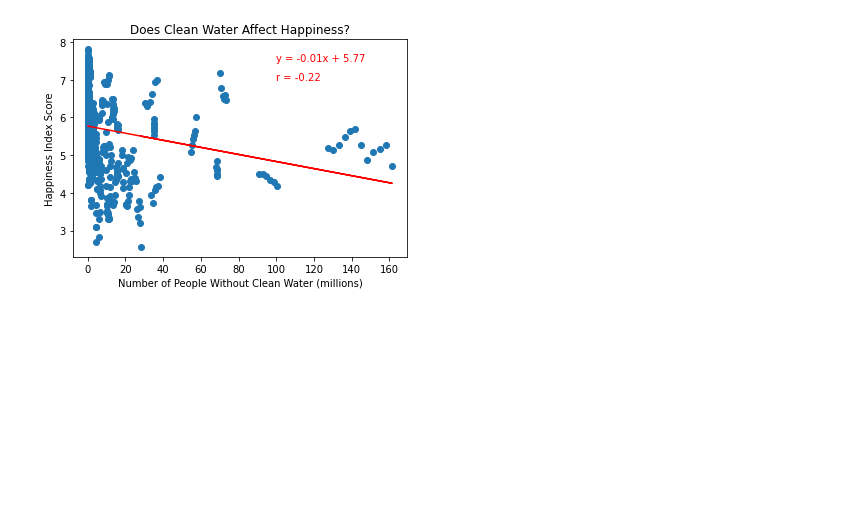
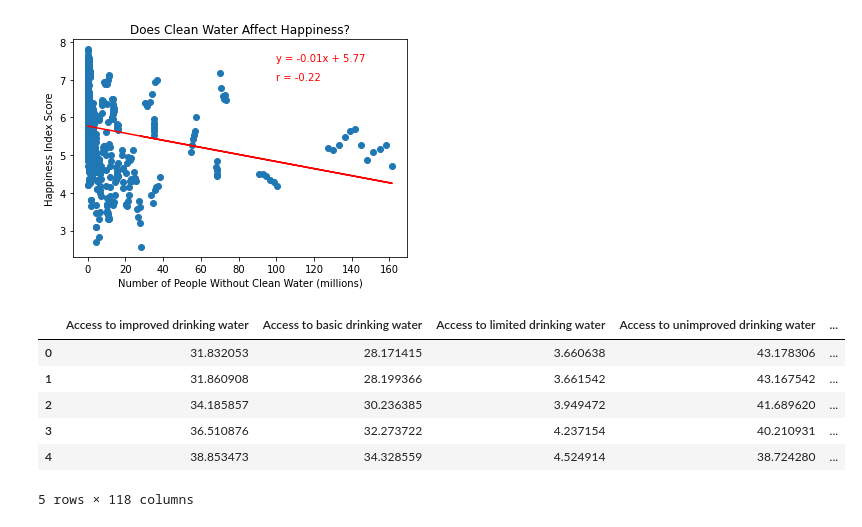
Before and after one commit to kawandag/PopulationvsHappinessData, a Jupyter notebook: waterSanitationVsWHI.ipynb, the cells around one changed output. Saved outputs shown, nothing was run; the diff lists cells and outputs as text; code cells hidden in the pictures; blank space fills up the shorter version.

```diff
--- a/waterSanitationVsWHI.ipynb
+++ b/waterSanitationVsWHI.ipynb
@@ -107,3 +85,15 @@ plt.annotate(f"r = {r:.2f}", color="red", xy=(100, 7.0))
 plt.show()
 # %% [output]
 [figure]
+# %%
+#read percent access to safe water
+pasw_df = pd.read_csv(fp4, header = [0])
+pasw_df.head()
+# %% [output]
+|  | Access to improved drinking water | Access to basic drinking water | Access to limited drinking water | Access to unimproved drinking water | ... |
+| 0 | 31.832053 | 28.171415 | 3.660638 | 43.178306 | ... |
+| 1 | 31.860908 | 28.199366 | 3.661542 | 43.167542 | ... |
+| 2 | 34.185857 | 30.236385 | 3.949472 | 41.689620 | ... |
+| 3 | 36.510876 | 32.273722 | 4.237154 | 40.210931 | ... |
+| 4 | 38.853473 | 34.328559 | 4.524914 | 38.724280 | ... |
+5 rows × 118 columns
```
Also changed, not shown: parts of 10 cells of this notebook.
